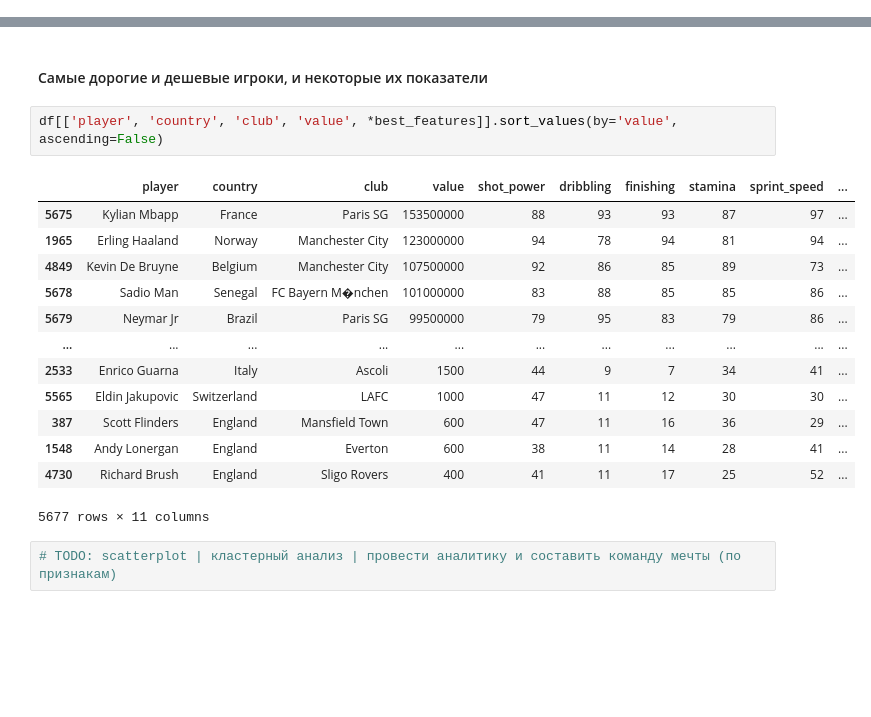
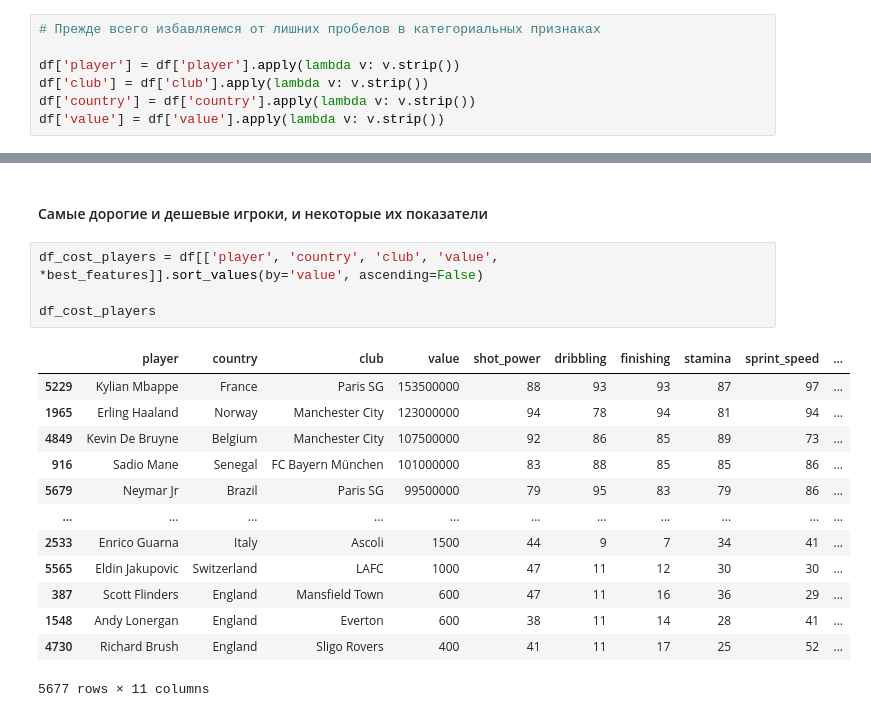
Before and after one commit to jsinkx/bigdata-player-stats-coursework, a Jupyter notebook: players_stats.ipynb, the cells around one changed output, grey strips where cells are left out. Drawn from its saved outputs; the diff is of its cells as text; blank space fills up the shorter version.

```diff
--- a/players_stats.ipynb
+++ b/players_stats.ipynb
@@ -118,3 +118,10 @@ Data columns (total 41 columns):
  40  value           5682 non-null   object
 dtypes: float64(1), int64(36), object(4)
 memory usage: 1.8+ MB
+# %%
+# Прежде всего избавляемся от лишних пробелов в категориальных признаках
+
+df['player'] = df['player'].apply(lambda v: v.strip())
+df['club'] = df['club'].apply(lambda v: v.strip())
+df['country'] = df['country'].apply(lambda v: v.strip())
+df['value'] = df['value'].apply(lambda v: v.strip())
@@ -294,13 +301,15 @@ plt.show()
 # %% [markdown]
 #### Самые дорогие и дешевые игроки, и некоторые их показатели
 # %%
-df[['player', 'country', 'club', 'value', *best_features]].sort_values(by='value', ascending=False)
+df_cost_players = df[['player', 'country', 'club', 'value', *best_features]].sort_values(by='value', ascending=False)
+
+df_cost_players
 # %% [output]
 |  | player | country | club | value | shot_power | dribbling | finishing | stamina | sprint_speed | ... |
-| 5675 | Kylian Mbapp | France | Paris SG | 153500000 | 88 | 93 | 93 | 87 | 97 | ... |
+| 5229 | Kylian Mbappe | France | Paris SG | 153500000 | 88 | 93 | 93 | 87 | 97 | ... |
 | 1965 | Erling Haaland | Norway | Manchester City | 123000000 | 94 | 78 | 94 | 81 | 94 | ... |
 | 4849 | Kevin De Bruyne | Belgium | Manchester City | 107500000 | 92 | 86 | 85 | 89 | 73 | ... |
-| 5678 | Sadio Man | Senegal | FC Bayern M�nchen | 101000000 | 83 | 88 | 85 | 85 | 86 | ... |
+| 916 | Sadio Mane | Senegal | FC Bayern München | 101000000 | 83 | 88 | 85 | 85 | 86 | ... |
 | 5679 | Neymar Jr | Brazil | Paris SG | 99500000 | 79 | 95 | 83 | 79 | 86 | ... |
 | ... | ... | ... | ... | ... | ... | ... | ... | ... | ... | ... |
 | 2533 | Enrico Guarna | Italy | Ascoli | 1500 | 44 | 9 | 7 | 34 | 41 | ... |
@@ -309,5 +318,3 @@ df[['player', 'country', 'club', 'value', *best_features]].sort_values(by='value
 | 1548 | Andy Lonergan | England | Everton | 600 | 38 | 11 | 14 | 28 | 41 | ... |
 | 4730 | Richard Brush | England | Sligo Rovers | 400 | 41 | 11 | 17 | 25 | 52 | ... |
 5677 rows × 11 columns
-# %%
-# TODO: scatterplot | кластерный анализ | провести аналитику и составить команду мечты (по признакам)
```
Also changed, not shown: parts of 17 cells of this notebook.
